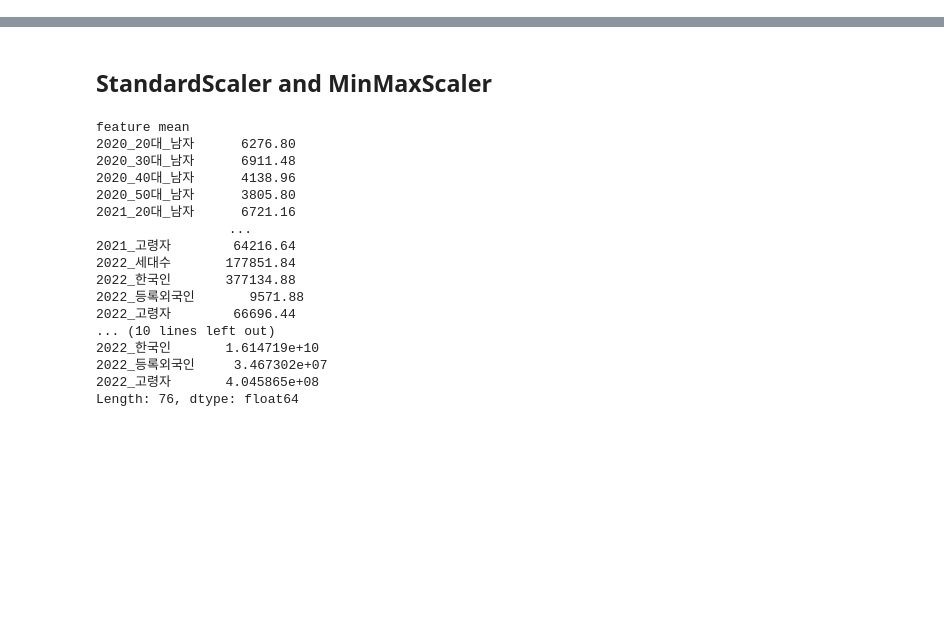
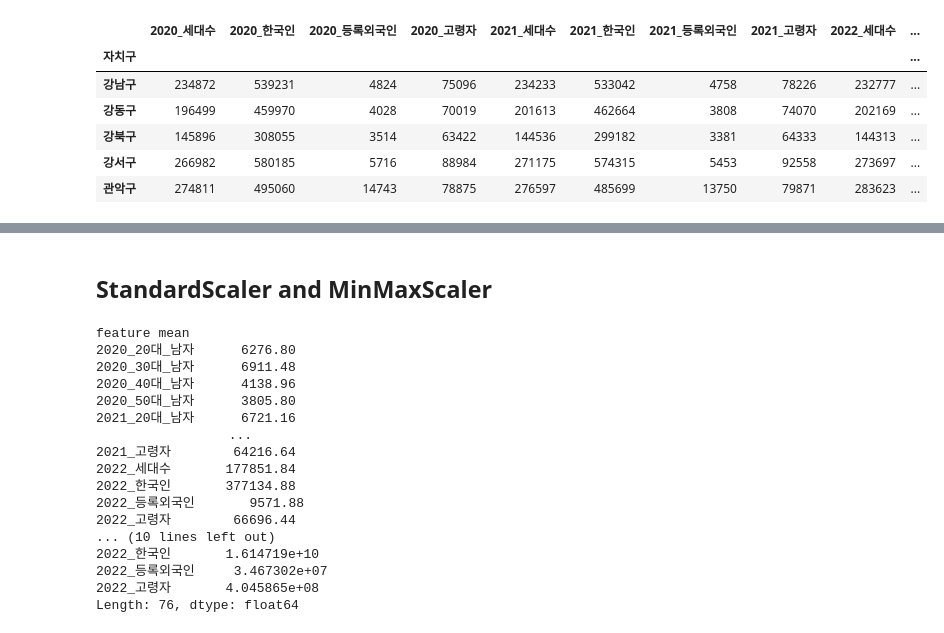
Before and after one commit to BanSugyeong/Crime-Alert-Service, a Jupyter notebook: machine learning/analyze/feature_scaling.ipynb, the cells around one changed output, grey strips where cells are left out. Saved outputs shown, nothing was run; the diff lists cells and outputs as text; code cells hidden in the pictures; blank space fills up the shorter version.

```diff
--- a/machine learning/analyze/feature_scaling.ipynb
+++ b/machine learning/analyze/feature_scaling.ipynb
@@ -22,0 +51,12 @@ df.head()
+# %%
+pop = pd.read_csv('자치구별 주민등록인구.csv', encoding='cp949', index_col=0)
+pop = pop.rename(columns=lambda x: x.replace('힌국인', '한국인'))
+pop.head()
+# %% [output]
+|  | 2020_세대수 | 2020_한국인 | 2020_등록외국인 | 2020_고령자 | 2021_세대수 | 2021_한국인 | 2021_등록외국인 | 2021_고령자 | 2022_세대수 | ... |
+| 자치구 |  |  |  |  |  |  |  |  |  | ... |
+| 강남구 | 234872 | 539231 | 4824 | 75096 | 234233 | 533042 | 4758 | 78226 | 232777 | ... |
+| 강동구 | 196499 | 459970 | 4028 | 70019 | 201613 | 462664 | 3808 | 74070 | 202169 | ... |
+| 강북구 | 145896 | 308055 | 3514 | 63422 | 144536 | 299182 | 3381 | 64333 | 144313 | ... |
+| 강서구 | 266982 | 580185 | 5716 | 88984 | 271175 | 574315 | 5453 | 92558 | 273697 | ... |
+| 관악구 | 274811 | 495060 | 14743 | 78875 | 276597 | 485699 | 13750 | 79871 | 283623 | ... |
```
Also changed, not shown: parts of 12 cells of this notebook, 1 other file.
